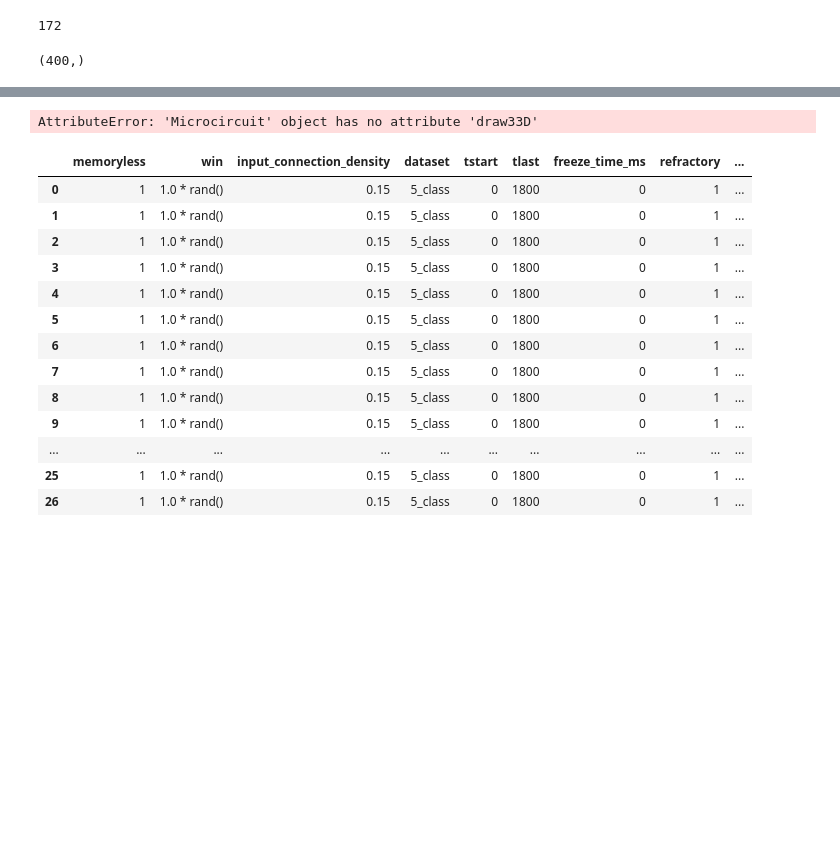
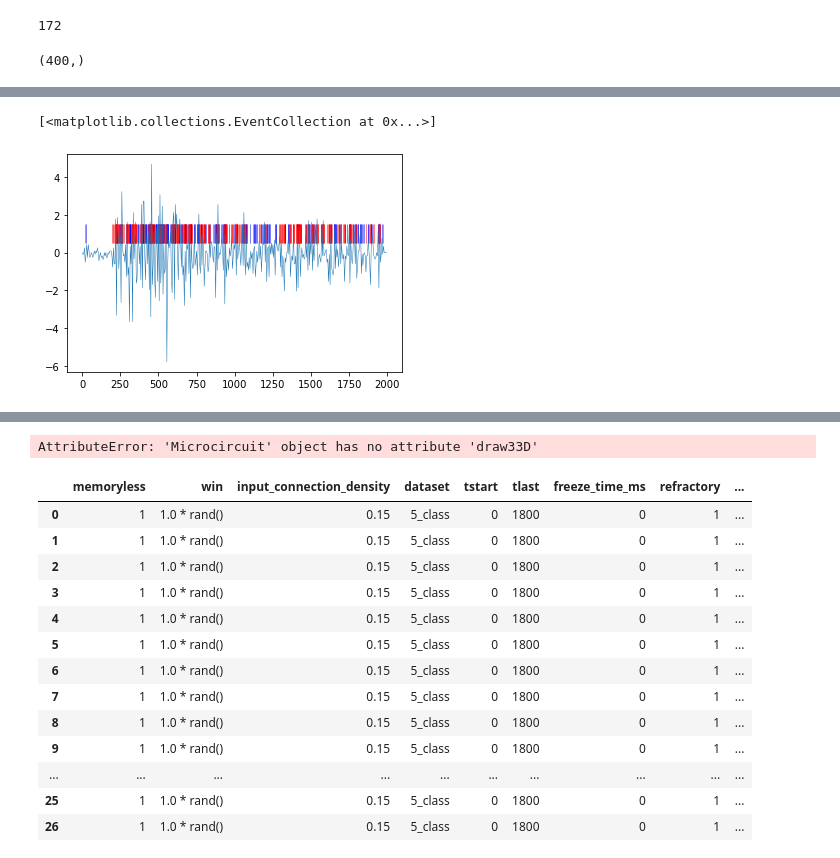
Before and after one commit to nikhil-garg/EMG_exp, a Jupyter notebook: Plot_encoding.ipynb, the cells around one changed output, grey strips where cells are left out. Cells and saved outputs as stored; diff of their text form; code cells hidden in the pictures; blank space fills up the shorter version.

```diff
--- a/Plot_encoding.ipynb
+++ b/Plot_encoding.ipynb
@@ -285,0 +295,9 @@ plt.savefig("signal.svg", format="svg")
+# %%
+
+
+plt.plot(_t, X_EMG_Test[1][:,0], linewidth=0.5)
+plt.eventplot(spike_times_test_up[1][0], color=[0, 0, 1], linewidth=0.5)
+plt.eventplot(spike_times_test_dn[1][0], color=[1, 0, 0], linewidth=0.5)
+# %% [output]
+[<matplotlib.collections.EventCollection at 0x...>]
+[figure, added]
```
Also changed, not shown: parts of 5 cells of this notebook, 8 other files.
